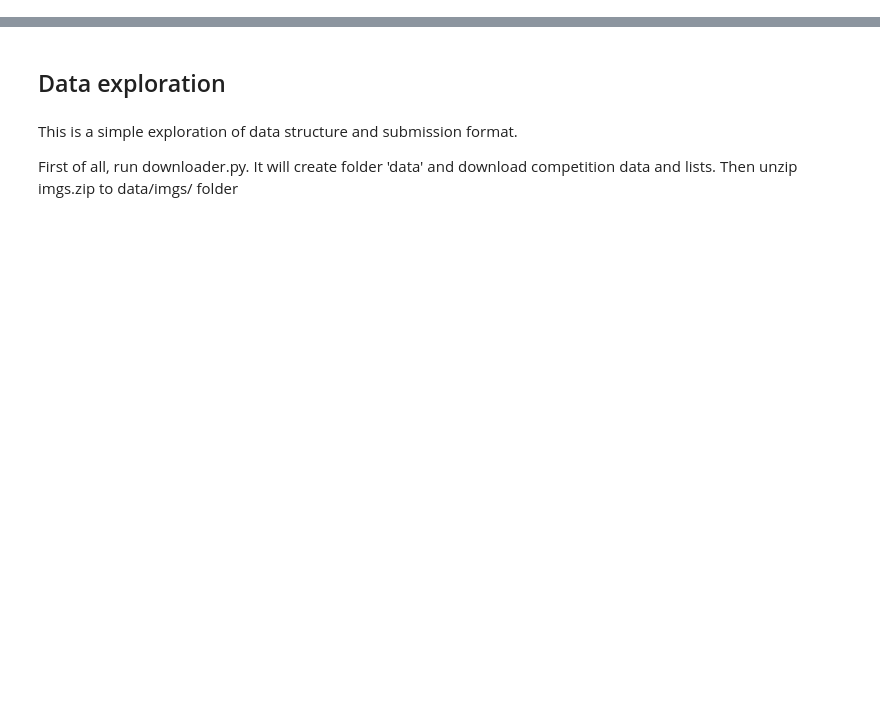
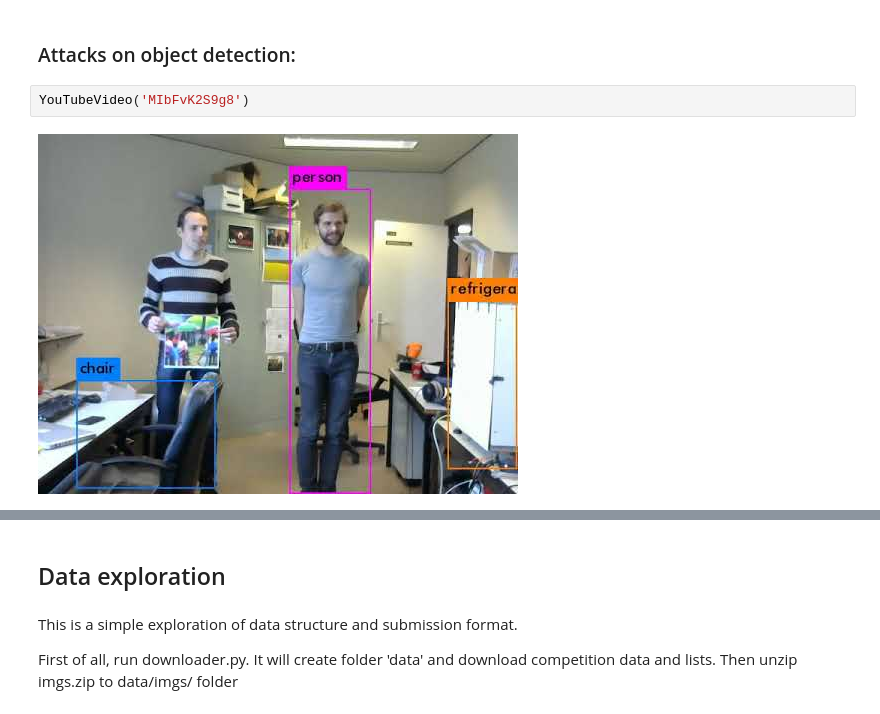
Before and after one commit to gasparian/MCS2018.Baseline, a Jupyter notebook: exlpore.ipynb, the cells around one changed output, grey strips where cells are left out. Cells and saved outputs as stored; diff of their text form; blank space fills up the shorter version.

```diff
--- a/exlpore.ipynb
+++ b/exlpore.ipynb
@@ -12,0 +77,6 @@ from skimage.measure import compare_ssim
+# %% [markdown]
+### Attacks on object detection:
+# %%
+YouTubeVideo('MIbFvK2S9g8')
+# %% [output]
+[figure, added]
```
Also changed, not shown: parts of 61 cells of this notebook, 2 other files.
